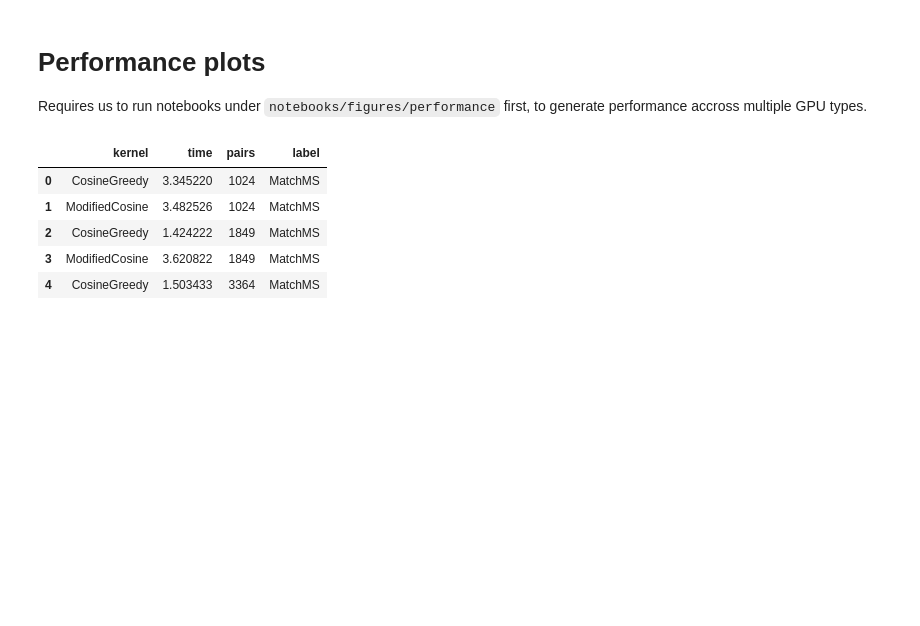
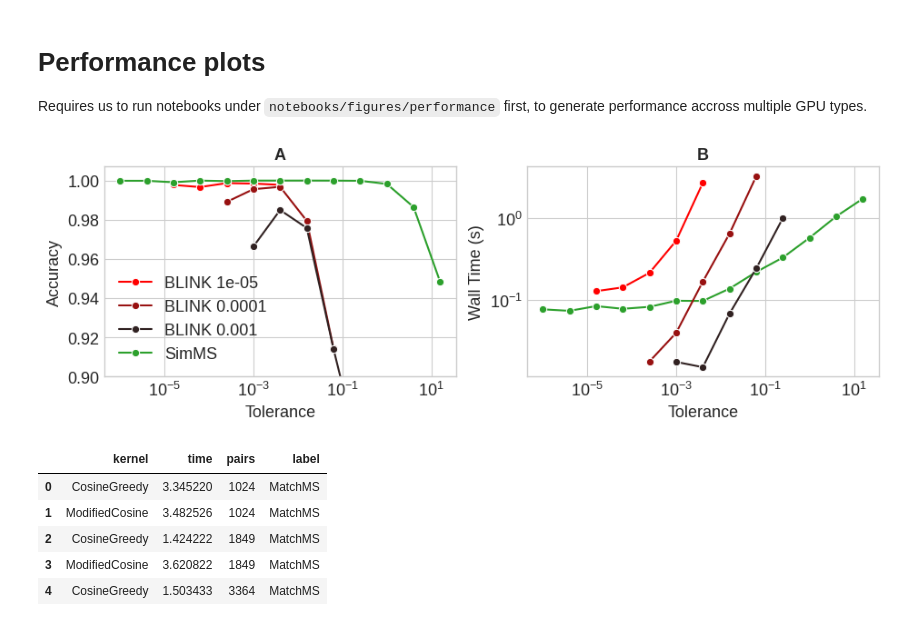
Before and after one commit to PangeAI/SimMS, a Jupyter notebook: notebooks/figures/make_figures.ipynb, the cells around one changed output. Saved outputs shown, nothing was run; the diff lists cells and outputs as text; code cells hidden in the pictures; blank space fills up the shorter version.

```diff
--- a/notebooks/figures/make_figures.ipynb
+++ b/notebooks/figures/make_figures.ipynb
@@ -535,6 +650,67 @@ plt.savefig("plot.png")
 # Performance plots
 
 Requires us to run notebooks under `notebooks/figures/performance` first, to generate performance accross multiple GPU types.
+# %%
+fig, axs = plt.subplot_mosaic(
+    "ab",
+    figsize=(11, 3),
+    # sharex=True,
+)
+prop_cycle = plt.rcParams["axes.prop_cycle"]
+colors = list(prop_cycle.by_key()["color"])
+perf_df["Bin Width"] = "BLINK " + perf_df.blink_bin_width.astype(str)
+gp = perf_df.groupby("method")
+plt.sca(axs["a"])
+sns.lineplot(
+    gp.get_group("blink"),
+    x="tolerance",
+    y="acc",
+    hue="Bin Width",
+    palette="dark:r_r",
+    marker="o",
+)
+plt.legend()
+sns.lineplot(
+    gp.get_group("simms"),
+    x="tolerance",
+    y="acc",
+    color=colors[2],
+    marker="o",
+    label="SimMS",
+)
+plt.title("A", fontweight="bold")
+plt.xscale("log")
+plt.ylim([0.8999, None])
+plt.ylabel("Accuracy")
+plt.xlabel("Tolerance")
+
+plt.sca(axs["b"])
+sns.lineplot(
+    gp.get_group("simms"),
+    x="tolerance",
+    y="time",
+    color=colors[2],
+    marker="o",
+    label="SimMS",
+)
+sns.lineplot(
+    gp.get_group("blink"),
+    x="tolerance",
+    y="time",
+    hue="Bin Width",
+    palette="dark:r_r",
+    marker="o",
+)
+plt.legend([])
+plt.title("B", fontweight="bold")
+plt.xscale("log")
+plt.yscale("log")
+plt.xlabel("Tolerance")
+plt.ylabel("Wall Time (s)")
+
+plt.savefig("vs_blink.png", bbox_inches="tight", dpi=200)
+# %% [output]
+[figure, added]
 # %%
 import io
 from pathlib import Path
```
Also changed, not shown: parts of 6 cells of this notebook, 5 other files.
